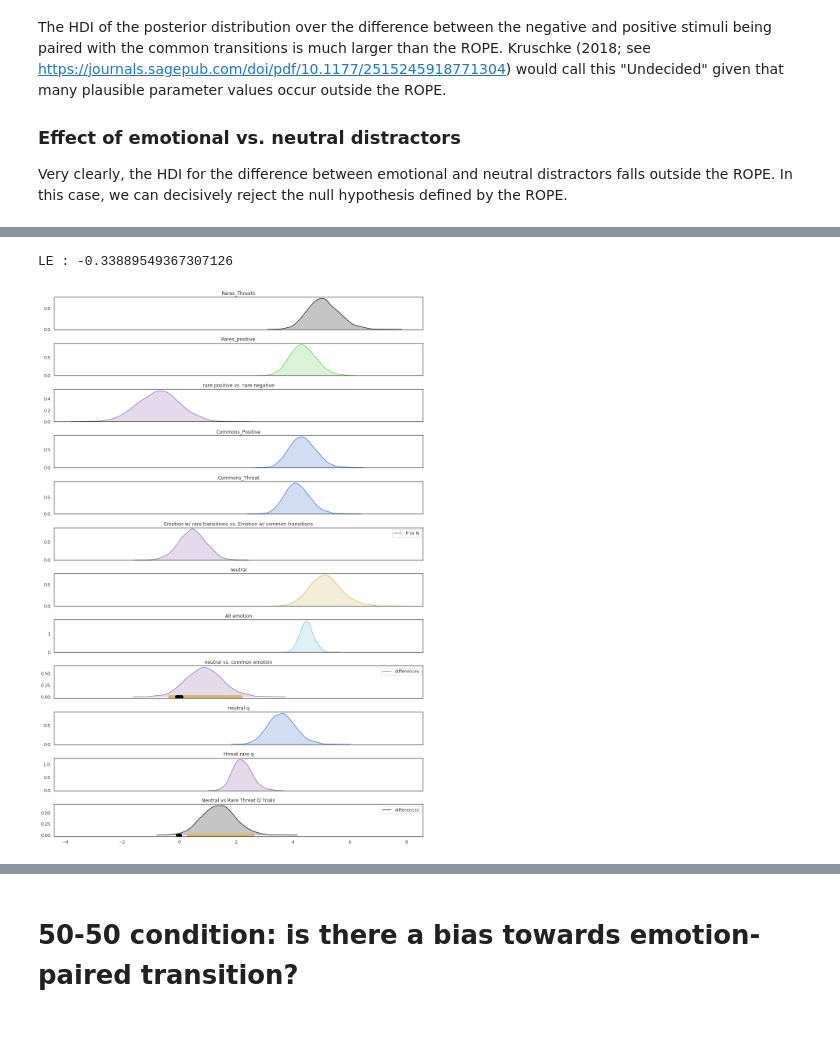
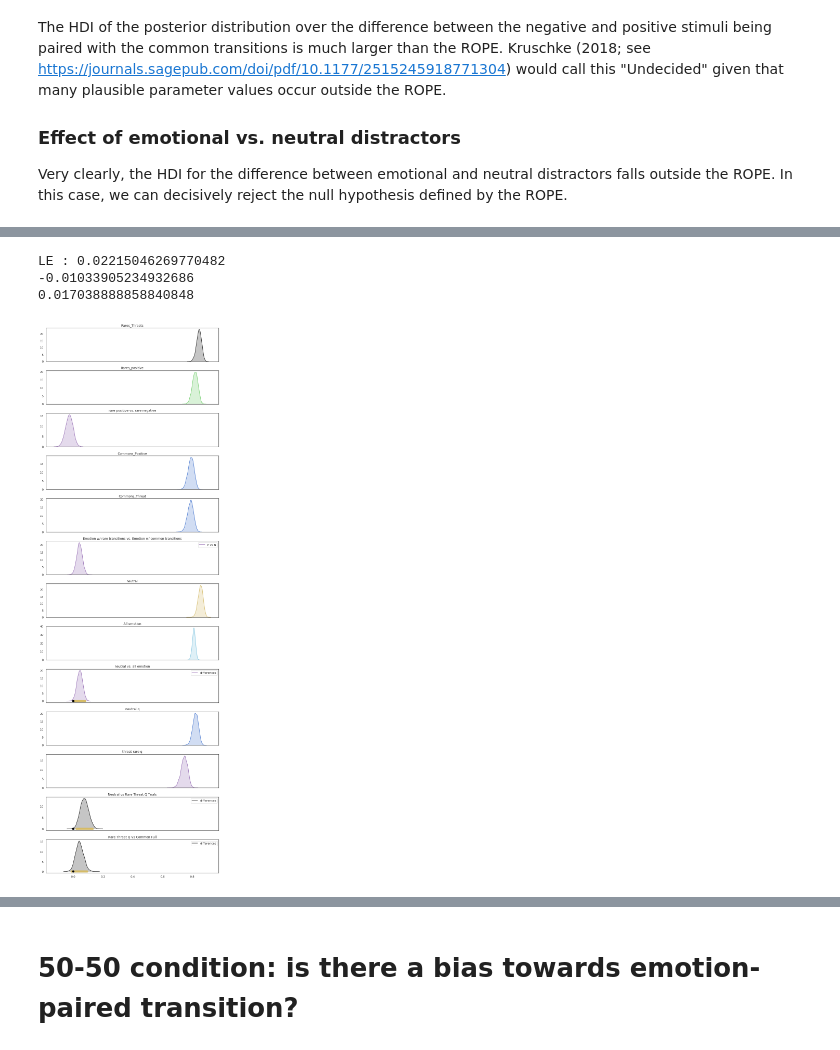
Before and after one commit to psharp1289/MBLearning_Worry_MPC, a Jupyter notebook: full_study/bayesian_models.ipynb, the cells around one changed output, grey strips where cells are left out. Saved outputs shown, nothing was run; the diff lists cells and outputs as text; code cells hidden in the pictures.

```diff
--- a/full_study/bayesian_models.ipynb
+++ b/full_study/bayesian_models.ipynb
@@ -677,16 +739,16 @@ import pandas as pd
 from scipy.stats import sem
 
 
-fit_df_2 = RE_fit.to_dataframe()
+fit_df_2 = fit_df
 
 chain_idx = fit_df_2['draw']
-neutral = fit_df_2['alpha1']
-common_p = fit_df_2['alpha2']
-common_t = fit_df_2['alpha3']
-rare_p = fit_df_2['alpha4']
-rare_t = fit_df_2['alpha5']
-q_n= fit_df_2['kappaMinusTwo8']
-q_t = fit_df_2['kappaMinusTwo7']
+neutral = fit_df_2['alpha1']/(fit_df_2['alpha1']+fit_df_2['beta1'])
+common_p = fit_df_2['alpha2']/(fit_df_2['alpha2']+fit_df_2['beta2'])
+common_t = fit_df_2['alpha3']/(fit_df_2['alpha3']+fit_df_2['beta3'])
+rare_p = fit_df_2['alpha4']/(fit_df_2['alpha4']+fit_df_2['beta4'])
+rare_t = fit_df_2['alpha5']/(fit_df_2['alpha5']+fit_df_2['beta5'])
+q_n= fit_df_2['alpha8']/(fit_df_2['alpha8']+fit_df_2['beta8'])
+q_t = fit_df_2['alpha7']/(fit_df_2['alpha7']+fit_df_2['beta7'])
 fif= fit_df_2['omega9']
 
 
@@ -700,6 +762,9 @@ diff_rare=neutral-rares
 diff_common=neutral-commons
 diff_emotion=neutral-all_emotion
 diff_q=q_n-q_t
+diff_qt_common=commons-q_t
+diff_rt=rare_t-q_t
+diff_n=neutral-q_n
 
 #Compute HDIs
 l_ct, r_ct = highest_density_interval(common_t)
@@ -708,7 +773,11 @@ l_rp, r_rp = highest_density_interval(rare_p)
 l_rt,r_rt=highest_density_interval(rare_t)
 l_n,r_n=highest_density_interval(neutral)
 le,re=highest_density_interval(diff_common)
+lx,rx=highest_density_interval(diff_emotion)
 lr,hr=highest_density_interval(diff_q)
+lf,hf=highest_density_interval(diff_qt_common)
+lrt,hrt=highest_density_interval(diff_rt)
+lqn,hqn=highest_density_interval(diff_n)
 print('LE : {}'.format(le))
 
 rope_val=0.094
@@ -718,7 +787,7 @@ sns.set(style="white",
         palette="muted",
         color_codes=True)
 
-f, axs = plt.subplots(12, 1, figsize=(14,20 ),sharex=True)
+f, axs = plt.subplots(13, 1, figsize=(10,30 ),sharex=True)
 # for ax in range(len(axs)):
 #     if ax<6:
 #         axs[ax].axvline(0,0,lw=2.0,ls='--',color='k')
@@ -757,40 +826,46 @@ axv.set(title='Emotion w/ rare transitions vs. Emotion w/ common transitions',xl
 axn=sns.distplot(neutral, hist=False, kde_kws={"shade": True},color="y", ax=axs[6])
 axn.set(title='neutral',xlabel='')
 
 axe=sns.distplot(all_emotion, hist=False,kde_kws={"shade": True},color="c", ax=axs[7])
 axe.set(title='All emotion',xlabel='')
 
 # axs[7].plot([l, r],[0,0],linewidth=8.0,label='95% HDI',marker='o',color='y')
 # axs[7].plot([-.016, .016],[0,0],linewidth=8.0,label='ROPE',marker='o',color='black')
 
-ax3=sns.distplot(diff_common, hist=False, kde_kws={"shade": True},color="m", ax=axs[8],label='differences')
-ax3.set(title='neutral vs. common emotion',xlabel='')
+ax3=sns.distplot(diff_emotion, hist=False, kde_kws={"shade": True},color="m", ax=axs[8],label='differences')
+ax3.set(title='neutral vs. all emotion',xlabel='')
 
-axs[8].plot([le, re],[0,0],linewidth=8.0,label='95% HDI',marker='o',color='y')
-axs[8].plot([-.094, .094],[0,0],linewidth=8.0,label='ROPE',marker='o',color='black')
+axs[8].plot([lx, rx],[0,0],linewidth=8.0,label='95% HDI',marker='o',color='y')
+axs[8].plot([-.001, .001],[0,0],linewidth=8.0,label='ROPE',marker='o',color='black')
 
 ax8=sns.distplot(q_n, hist=False, kde_kws={"shade": True},color="b", ax=axs[9])
 ax8.set(title='neutral q',xlabel='')
 
 ax9=sns.distplot(q_t, hist=False, kde_kws={"shade": True},color="m", ax=axs[10])
 ax9.set(title='threat rare q',xlabel='')
 
 ax10=sns.distplot(diff_q, hist=False, kde_kws={"shade": True},color="k", ax=axs[11],label='differences')
 ax10.set(title='Neutral vs Rare Threat Q Trials',xlabel='')
 
-# ax3=sns.distplot(diff_emotion, hist=False, kde_kws={"shade": True},color="b", ax=axs[8],label='diff_emotion')
-# ax3.set(title='neutral vs. all emotion',xlabel='')
+axs[11].plot([lr, hr],[0,0],linewidth=8.0,label='95% HDI',marker='o',color='y')
+axs[11].plot([-.001, .001],[0,0],linewidth=8.0,label='ROPE',marker='o',color='black')
 
-axs[11].plot([lr, hr],[0,0],linewidth=8.0,label='95% HDI',marker='o',color='y')
-axs[11].plot([-.056, .056],[0,0],linewidth=8.0,label='ROPE',marker='o',color='black')
+ax10=sns.distplot(diff_qt_common, hist=False, kde_kws={"shade": True},color="k", ax=axs[12],label='differences')
+ax10.set(title='Rare Threat Q Vs Common Full',xlabel='')
 
+axs[12].plot([lf, hf],[0,0],linewidth=8.0,label='95% HDI',marker='o',color='y')
+axs[12].plot([-.001, .001],[0,0],linewidth=8.0,label='ROPE',marker='o',color='black')
+print(lf)
+print(np.std(neutral))
 
 # ax4=sns.distplot(diff_common, hist=False, kde_kws={"shade": True},color="g", ax=axs[9],label='differences')
 # ax4.set(title='neutral vs. positive paired with common transitions',xlabel='')
 
 
 plt.tight_layout()
 plt.show()
 # %% [output]
-LE : -0.33889549367307126
+LE : 0.02215046269770482
+-0.01033905234932686
+0.017038888858840848
-[figure, old version]
+[figure, new version]
```
Also changed, not shown: parts of 9 cells of this notebook.
